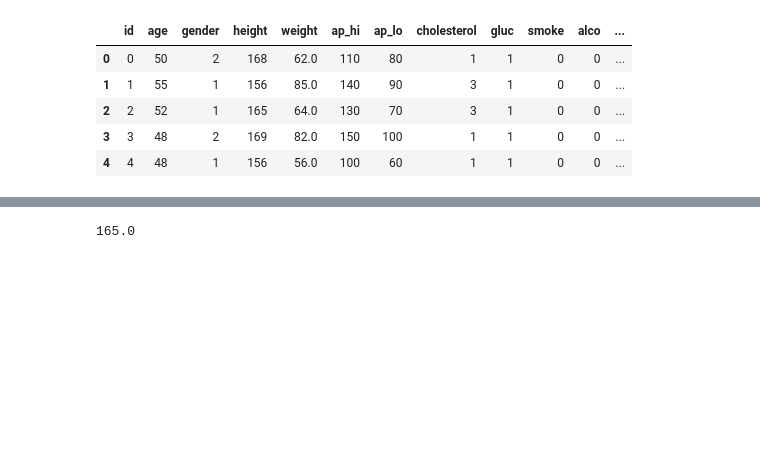
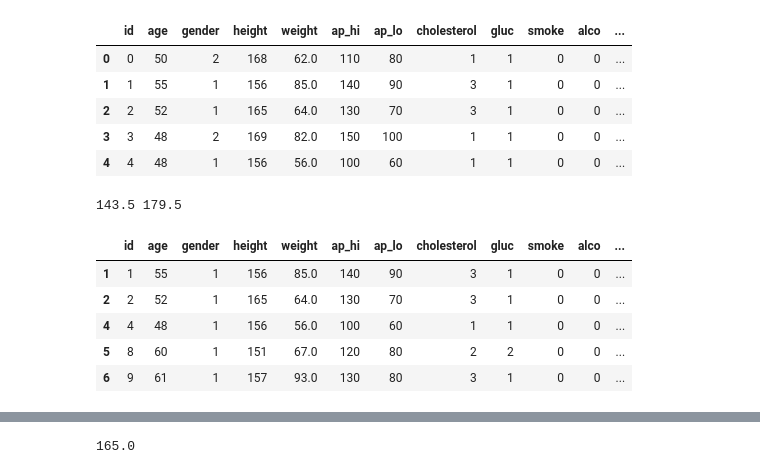
Before and after one commit to Dai0704/DSC180B, a Jupyter notebook: markdown/eda_and_model.ipynb, the cells around one changed output, grey strips where cells are left out. Drawn from its saved outputs; the diff is of its cells as text; code cells hidden in the pictures; blank space fills up the shorter version.

```diff
--- a/markdown/eda_and_model.ipynb
+++ b/markdown/eda_and_model.ipynb
@@ -72,3 +72,23 @@ df.head(5)
 | 4 | 4 | 48 | 1 | 156 | 56.0 | 100 | 60 | 1 | 1 | 0 | 0 | ... |
 # %%
 height = df['height']
+# %%
+gender1 = df[df['gender'] == 1] ## female
+
+q1 = np.percentile(gender1['height'], 25)
+q3 = np.percentile(gender1['height'], 75)
+IQR = q3-q1
+low = q1 - 1.5*IQR
+high = q3 + 1.5*IQR
+print(low,high)
+
+female_no_outlier = gender1[(gender1['height'] > low) & (gender1['height'] < high)]
+female_no_outlier.head()
+# %% [output]
+143.5 179.5
+|  | id | age | gender | height | weight | ap_hi | ap_lo | cholesterol | gluc | smoke | alco | ... |
+| 1 | 1 | 55 | 1 | 156 | 85.0 | 140 | 90 | 3 | 1 | 0 | 0 | ... |
+| 2 | 2 | 52 | 1 | 165 | 64.0 | 130 | 70 | 3 | 1 | 0 | 0 | ... |
+| 4 | 4 | 48 | 1 | 156 | 56.0 | 100 | 60 | 1 | 1 | 0 | 0 | ... |
+| 5 | 8 | 60 | 1 | 151 | 67.0 | 120 | 80 | 2 | 2 | 0 | 0 | ... |
+| 6 | 9 | 61 | 1 | 157 | 93.0 | 130 | 80 | 3 | 1 | 0 | 0 | ... |
```
Also changed, not shown: parts of 13 cells of this notebook, 5 other files.
